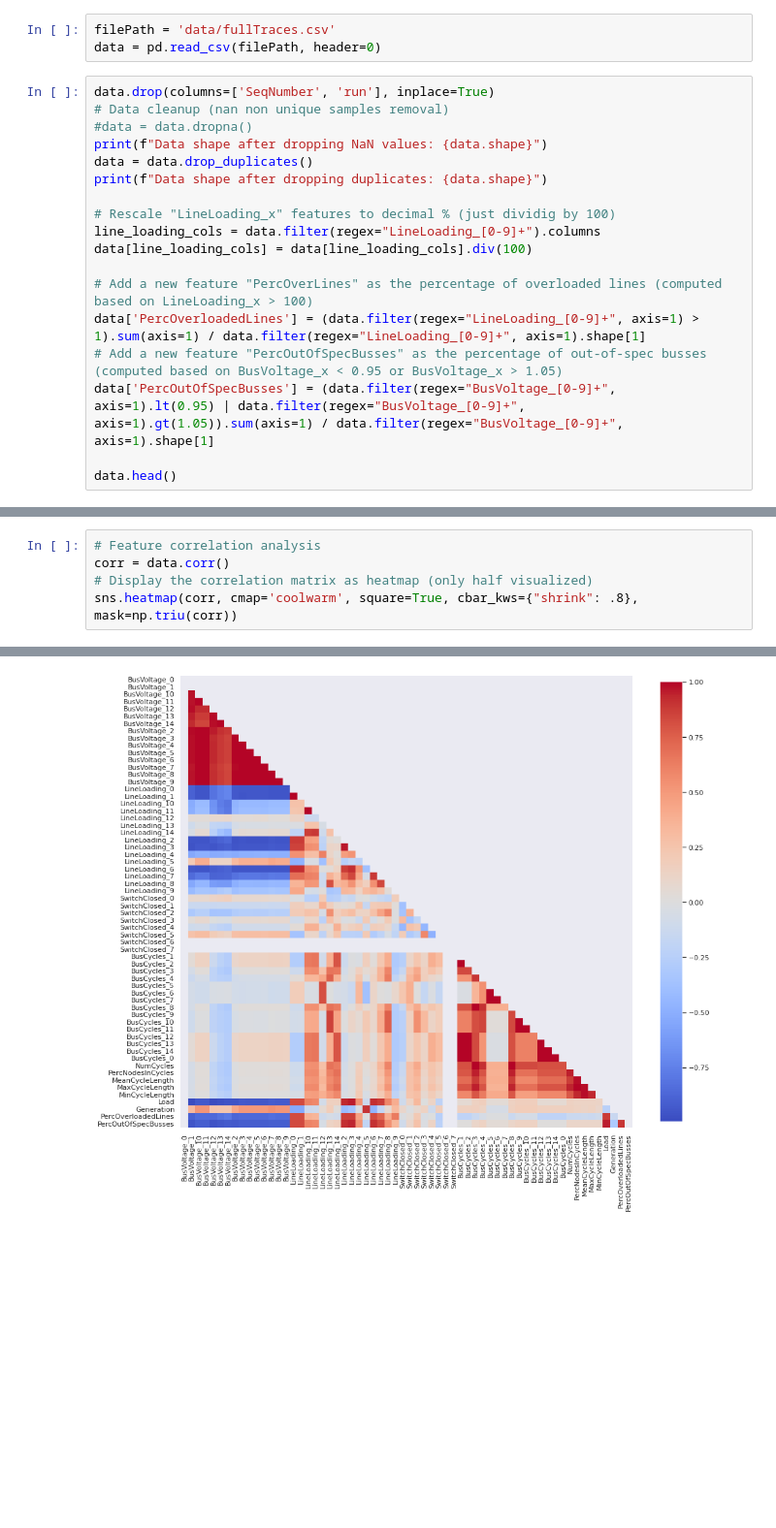
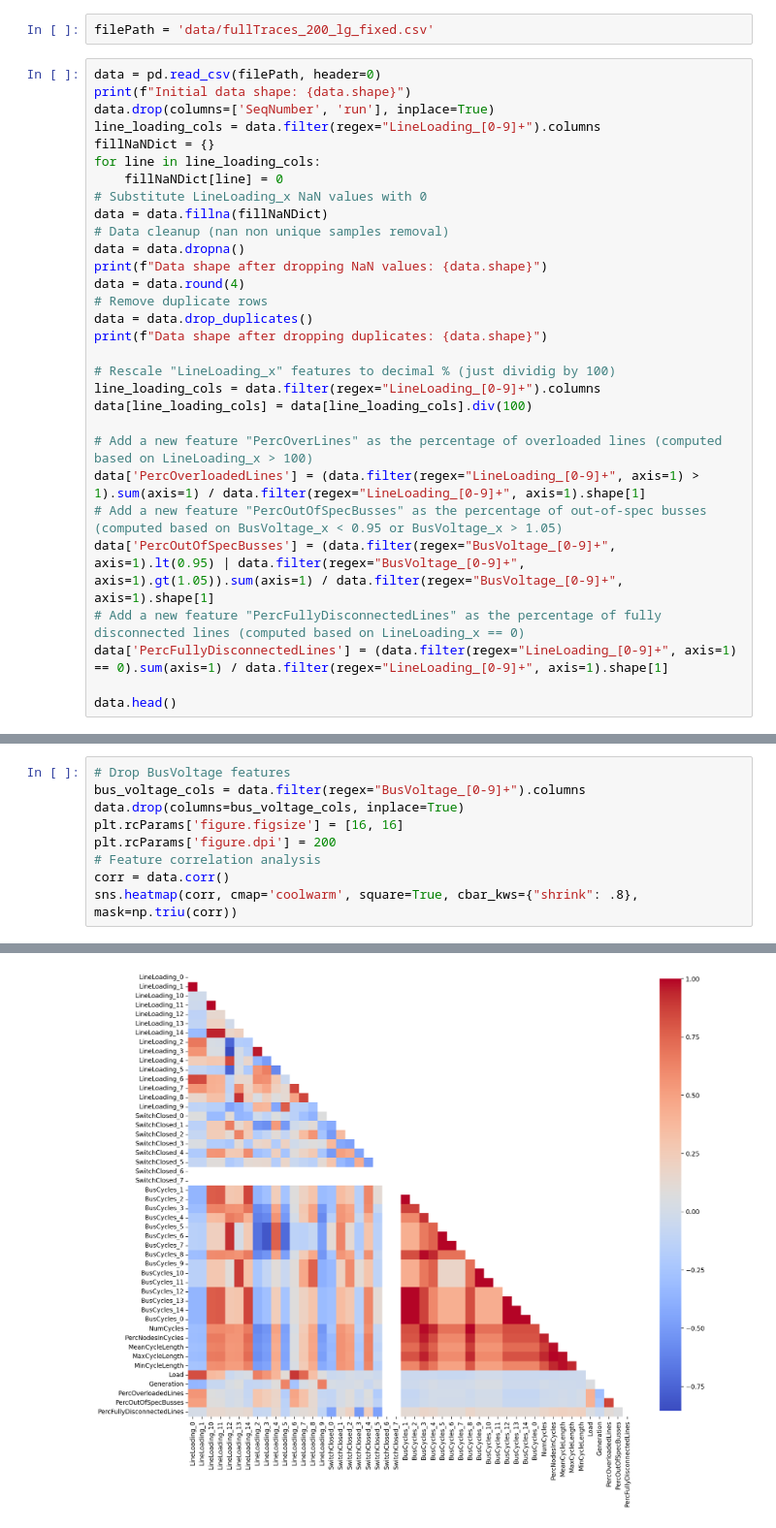
Before and after one commit to Dosclic98/wautorunner, a Jupyter notebook: analysis/analysis.ipynb, the cells around one changed output, grey strips where cells are left out. Shown at 97% size. Drawn from its saved outputs; the diff is of its cells as text; blank space fills up the shorter version.

Commit message:
New plot distribution and derived feature generation

```diff
--- a/analysis/analysis.ipynb
+++ b/analysis/analysis.ipynb
@@ -12,11 +9,20 @@ plt.rcParams['figure.figsize'] = [16, 16]
 # %%
-filePath = 'data/fullTraces.csv'
-data = pd.read_csv(filePath, header=0)
+filePath = 'data/fullTraces_200_lg_fixed.csv'
 # %%
+data = pd.read_csv(filePath, header=0)
+print(f"Initial data shape: {data.shape}")
 data.drop(columns=['SeqNumber', 'run'], inplace=True)
+line_loading_cols = data.filter(regex="LineLoading_[0-9]+").columns
+fillNaNDict = {}
+for line in line_loading_cols:
+    fillNaNDict[line] = 0
+# Substitute LineLoading_x NaN values with 0
+data = data.fillna(fillNaNDict)
 # Data cleanup (nan non unique samples removal)
-#data = data.dropna()
+data = data.dropna()
 print(f"Data shape after dropping NaN values: {data.shape}")
+data = data.round(4)
+# Remove duplicate rows
 data = data.drop_duplicates()
 print(f"Data shape after dropping duplicates: {data.shape}")
 
@@ -28,6 +34,8 @@ data[line_loading_cols] = data[line_loading_cols].div(100)
 data['PercOverloadedLines'] = (data.filter(regex="LineLoading_[0-9]+", axis=1) > 1).sum(axis=1) / data.filter(regex="LineLoading_[0-9]+", axis=1).shape[1]
 # Add a new feature "PercOutOfSpecBusses" as the percentage of out-of-spec busses (computed based on BusVoltage_x < 0.95 or BusVoltage_x > 1.05)
 data['PercOutOfSpecBusses'] = (data.filter(regex="BusVoltage_[0-9]+", axis=1).lt(0.95) | data.filter(regex="BusVoltage_[0-9]+", axis=1).gt(1.05)).sum(axis=1) / data.filter(regex="BusVoltage_[0-9]+", axis=1).shape[1]
+# Add a new feature "PercFullyDisconnectedLines" as the percentage of fully disconnected lines (computed based on LineLoading_x == 0)
+data['PercFullyDisconnectedLines'] = (data.filter(regex="LineLoading_[0-9]+", axis=1) == 0).sum(axis=1) / data.filter(regex="LineLoading_[0-9]+", axis=1).shape[1]
 
 data.head()
 # %% [output]
@@ -43,11 +181,15 @@ Data shape after dropping duplicates: (400, 60)
 # %%
+# Drop BusVoltage features
+bus_voltage_cols = data.filter(regex="BusVoltage_[0-9]+").columns
+data.drop(columns=bus_voltage_cols, inplace=True)
+plt.rcParams['figure.figsize'] = [16, 16]
+plt.rcParams['figure.dpi'] = 200
 # Feature correlation analysis
 corr = data.corr()
-# Display the correlation matrix as heatmap (only half visualized)
 sns.heatmap(corr, cmap='coolwarm', square=True, cbar_kws={"shrink": .8}, mask=np.triu(corr))
 # %% [output]
 <AxesSubplot:>
-[figure, old version]
+[figure, new version]
 # %%
 # Perform Recursive Feature Elimination with Random Forest as backend model
 minFeat = 1
```
Also changed, not shown: parts of 12 cells of this notebook.
